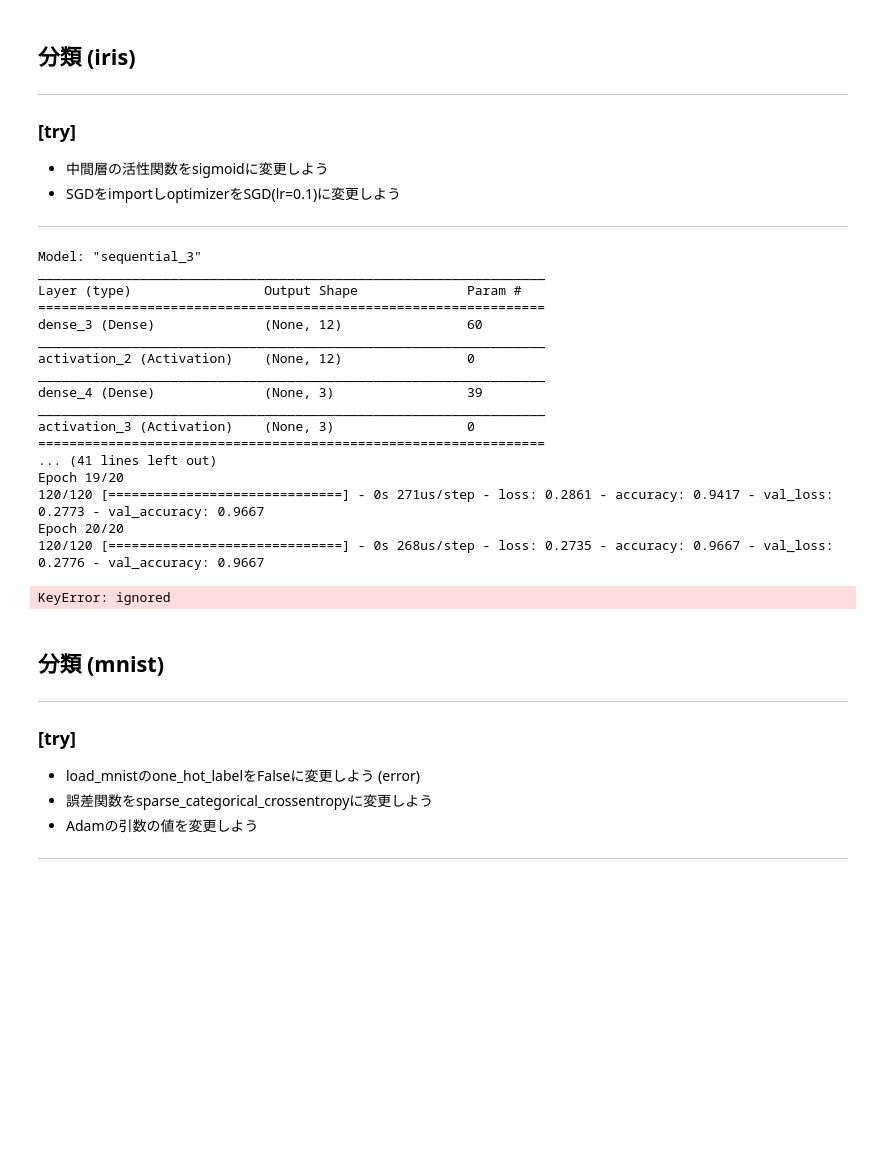
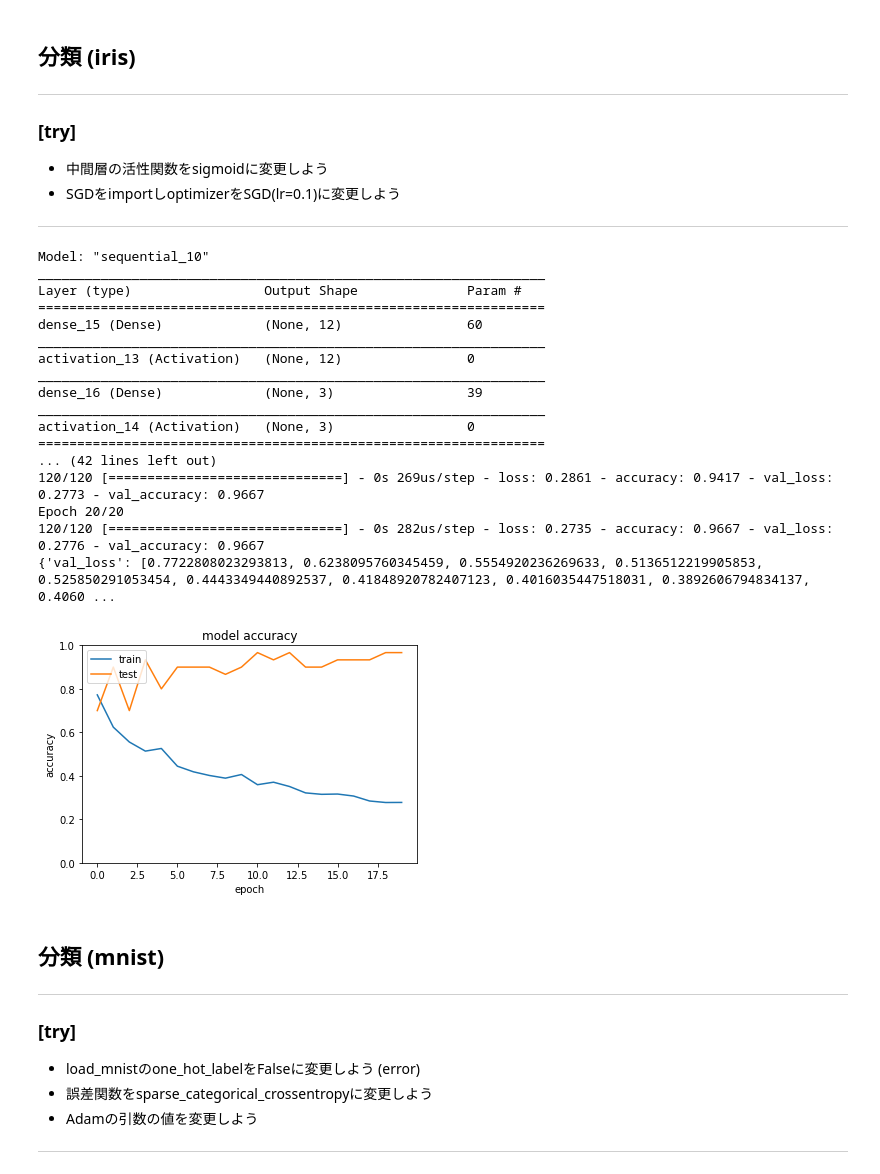
Before and after one commit to sakipatsu/Rabbit_Challenge, a Jupyter notebook: 4_3_keras_codes_after.ipynb, the cells around one changed output. Cells and saved outputs as stored; diff of their text form; code cells hidden in the pictures; blank space fills up the shorter version.

```diff
--- a/4_3_keras_codes_after.ipynb
+++ b/4_3_keras_codes_after.ipynb
@@ -188,45 +186,48 @@ from keras.layers import Dense, Activation
 #モデルの設定
 model = Sequential()
 model.add(Dense(12, input_dim=4))
 model.add(Activation('relu'))
 # model.add(Activation('sigmoid'))
 model.add(Dense(3, input_dim=12))
 model.add(Activation('softmax'))
 model.summary()
 
 model.compile(optimizer='sgd', loss='sparse_categorical_crossentropy', metrics=['accuracy'])
 
 history = model.fit(x_train, d_train, batch_size=5, epochs=20, verbose=1, validation_data=(x_test, d_test))
 loss = model.evaluate(x_test, d_test, verbose=0)
 
 #Accuracy
-plt.plot(history.history['acc'])
-plt.plot(history.history['val_acc'])
+print(history.history)
+#plt.plot(history.history['acc'])
+plt.plot(history.history['val_loss'])
+#plt.plot(history.history['val_acc'])
+plt.plot(history.history['val_accuracy'])
 plt.title('model accuracy')
 plt.ylabel('accuracy')
 plt.xlabel('epoch')
 plt.legend(['train', 'test'], loc='upper left')
 plt.ylim(0, 1.0)
 plt.show()
 # %% [output]
-Model: "sequential_3"
+Model: "sequential_10"
 _________________________________________________________________
 Layer (type)                 Output Shape              Param #
 =================================================================
-dense_3 (Dense)              (None, 12)                60
+dense_15 (Dense)             (None, 12)                60
 _________________________________________________________________
-activation_2 (Activation)    (None, 12)                0
+activation_13 (Activation)   (None, 12)                0
 _________________________________________________________________
-dense_4 (Dense)              (None, 3)                 39
+dense_16 (Dense)             (None, 3)                 39
 _________________________________________________________________
-activation_3 (Activation)    (None, 3)                 0
+activation_14 (Activation)   (None, 3)                 0
 =================================================================
-... (41 lines left out)
-Epoch 19/20
-120/120 [==============================] - 0s 271us/step - loss: 0.2861 - accuracy: 0.9417 - val_loss: 0.2773 - val_accuracy: 0.9667
+... (42 lines left out)
+120/120 [==============================] - 0s 269us/step - loss: 0.2861 - accuracy: 0.9417 - val_loss: 0.2773 - val_accuracy: 0.9667
 Epoch 20/20
-120/120 [==============================] - 0s 268us/step - loss: 0.2735 - accuracy: 0.9667 - val_loss: 0.2776 - val_accuracy: 0.9667
+120/120 [==============================] - 0s 282us/step - loss: 0.2735 - accuracy: 0.9667 - val_loss: 0.2776 - val_accuracy: 0.9667
+{'val_loss': [0.7722808023293813, 0.6238095760345459, 0.5554920236269633, 0.5136512219905853, 0.525850291053454, 0.4443349440892537, 0.41848920782407123, 0.4016035447518031, 0.3892606794834137, 0.4060 ...
-KeyError: ignored
+[figure, added]
 # %% [markdown]
 ## 分類 (mnist)
 
```
Also changed, not shown: parts of 4 cells of this notebook.
